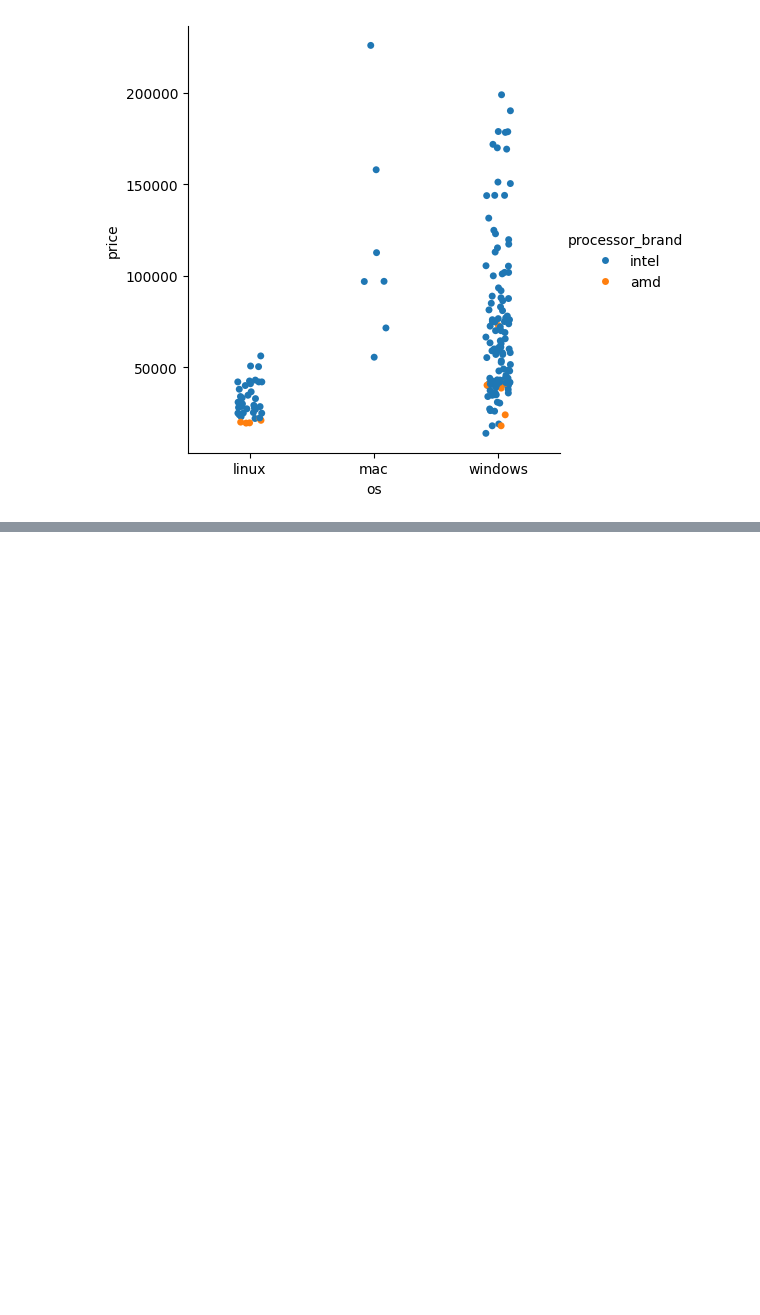
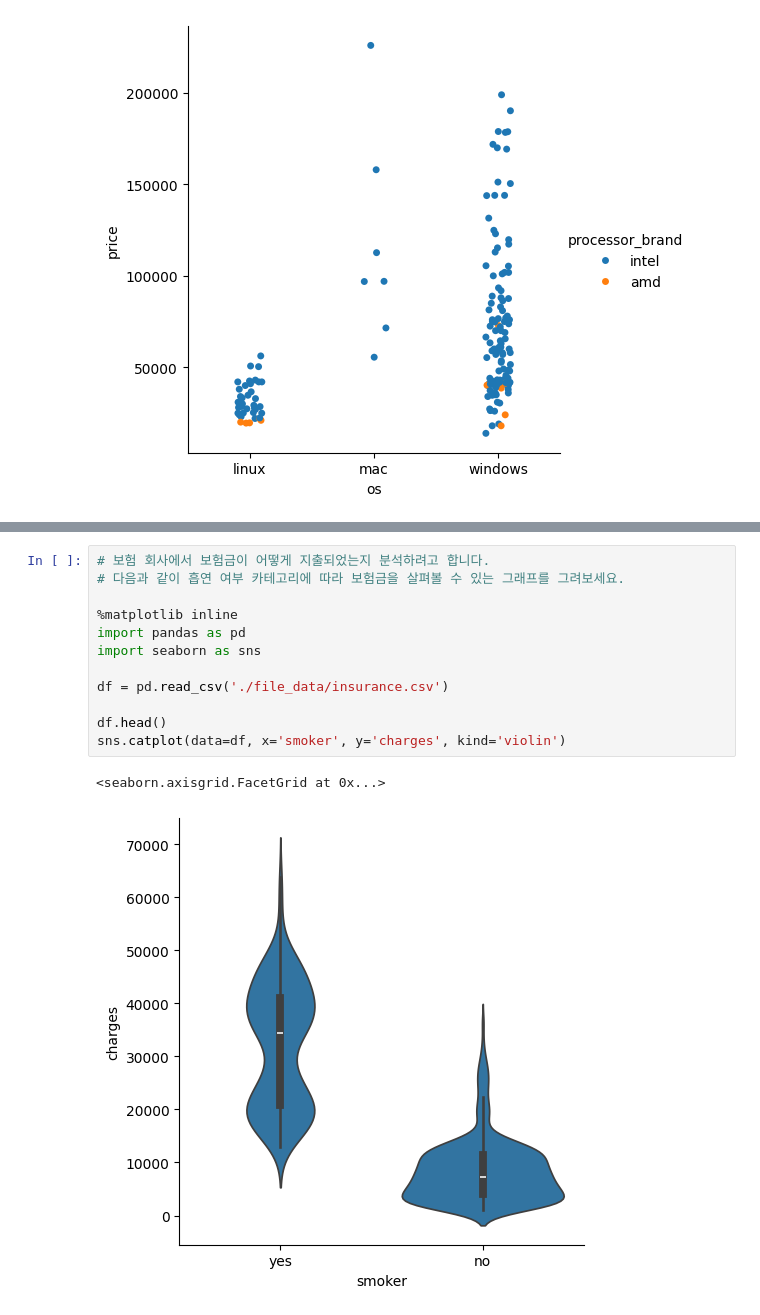
Before and after one commit to dlsdud9098/pandas_test, a Jupyter notebook: seaborn_test.ipynb, the cells around one changed output, grey strips where cells are left out. Drawn from its saved outputs; the diff is of its cells as text; blank space fills up the shorter version.

```diff
--- a/seaborn_test.ipynb
+++ b/seaborn_test.ipynb
@@ -214,0 +221,15 @@ sns.catplot(data=df, x='os', y='price', kind='strip', hue='processor_brand')
+# %%
+# 보험 회사에서 보험금이 어떻게 지출되었는지 분석하려고 합니다.
+# 다음과 같이 흡연 여부 카테고리에 따라 보험금을 살펴볼 수 있는 그래프를 그려보세요.
+
+%matplotlib inline
+import pandas as pd
+import seaborn as sns
+
+df = pd.read_csv('./file_data/insurance.csv')
+
+df.head()
+sns.catplot(data=df, x='smoker', y='charges', kind='violin')
+# %% [output]
+<seaborn.axisgrid.FacetGrid at 0x...>
+[figure, added]
```
Also changed, not shown: parts of 1 cell of this notebook, 1 other file.
